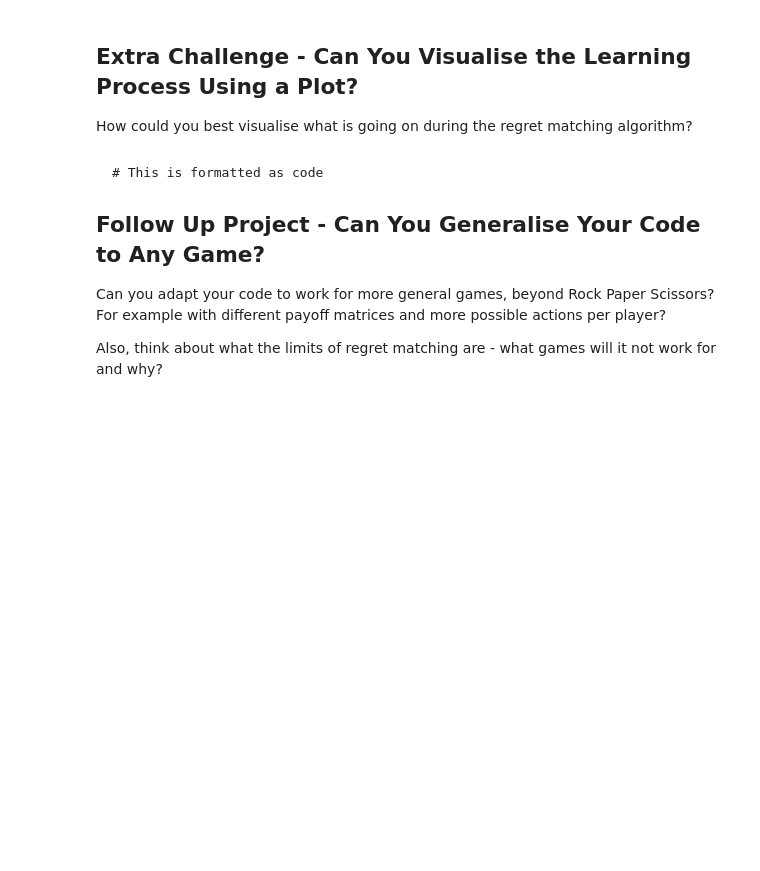
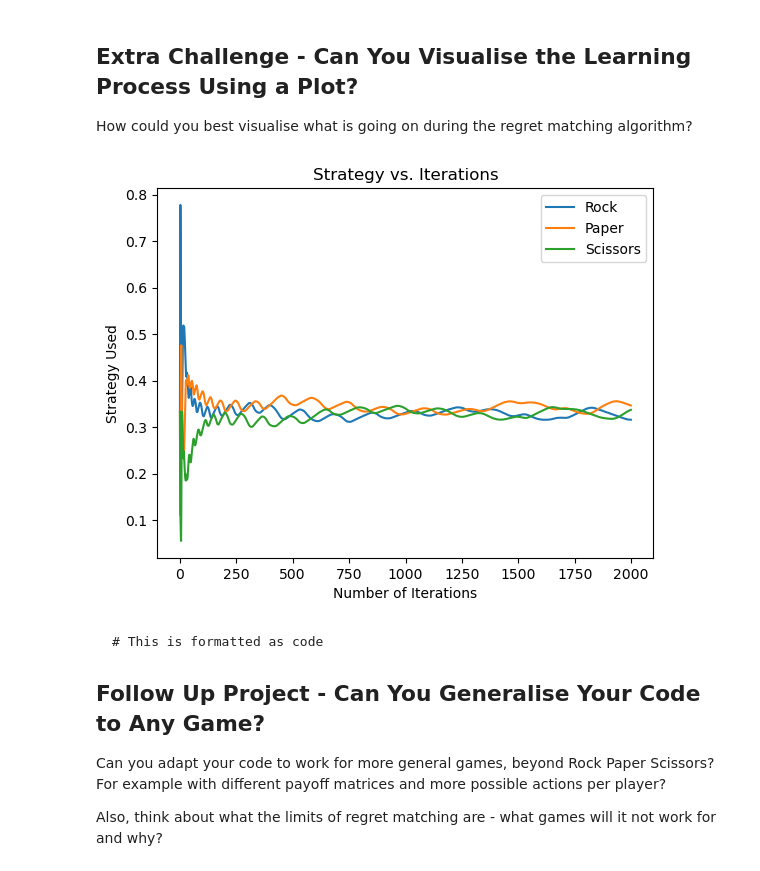
Before and after one commit to PatrickBailey6/CSCE580, a Jupyter notebook: ProjectA/RegretMatching.ipynb, the cells around one changed output. Cells and saved outputs as stored; diff of their text form; code cells hidden in the pictures; blank space fills up the shorter version.

```diff
--- a/ProjectA/RegretMatching.ipynb
+++ b/ProjectA/RegretMatching.ipynb
@@ -406,10 +406,13 @@ def train(iterations):
   strategy_sum = np.zeros(3)
 
   # WRITE YOUR CODE HERE
+
   # Very similar to the 1 player algorithm
   # But this time treat player 2 the same way as player 1, tracking regrets and updating the strategy
 
   # Return the sum of both players strategies, normalised
+
+  all_sums = np.zeros((iterations, 3))
   for i in range(iterations):
 
     strat_p1 = get_strategy(regrets_sum_p1)
@@ -422,9 +425,10 @@ def train(iterations):
 
     strategy_sum += strat_p1
     strategy_sum += strat_p2
+    all_sums[i, :] = strategy_sum/np.sum(strategy_sum)
 
 
-  return strategy_sum / np.sum(strategy_sum)
+  return all_sums
 
 
 train(iterations=1000)
@@ -443,3 +451,23 @@ How could you best visualise what is going on during the regret matching algorit
+# %%
+## WRITE YOUR CODE HERE
+import matplotlib.pyplot as plot
+
+iterations = 2000
+strategy = train(iterations)
+
+plot.plot(range(iterations), strategy[:,0], label = "Rock")
+plot.plot(range(iterations), strategy[:,1], label = "Paper")
+plot.plot(range(iterations), strategy[:,2], label = "Scissors")
+
+plot.legend()
+plot.xlabel("Number of Iterations")
+plot.ylabel("Strategy Used")
+
+plot.title("Strategy vs. Iterations")
+
+plot.show()
+# %% [output]
+[figure, added]
 # %% [markdown]
 
 
```
Also changed, not shown: parts of 3 cells of this notebook.
